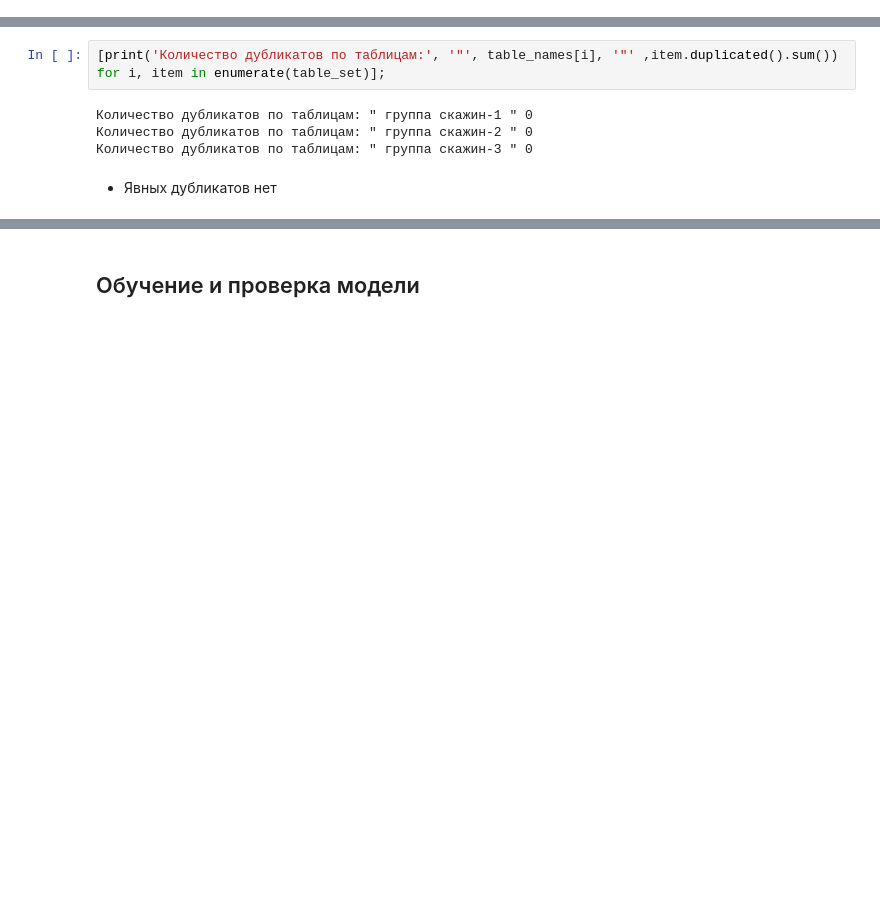
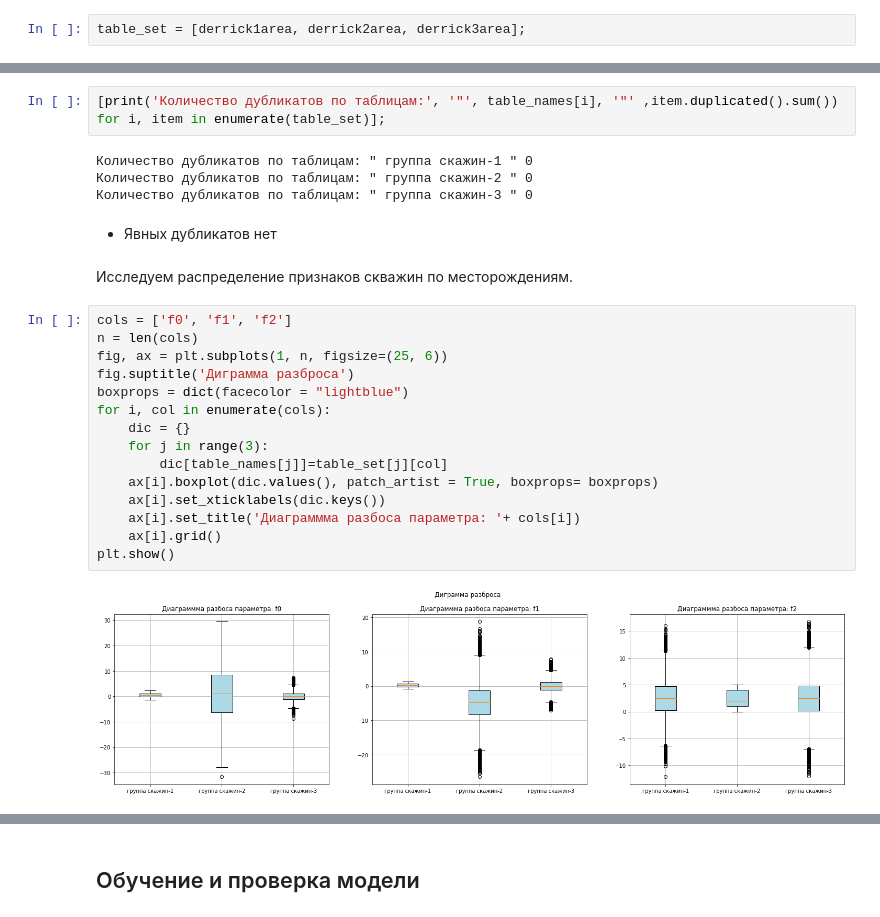
Before and after one commit to MalastowskiNS/-YanXPraKPjcts, a Jupyter notebook: M03P01-OilDerricksLocation/start.ipynb, the cells around one changed output, grey strips where cells are left out. Cells and saved outputs as stored; diff of their text form; blank space fills up the shorter version.

```diff
--- a/M03P01-OilDerricksLocation/start.ipynb
+++ b/M03P01-OilDerricksLocation/start.ipynb
@@ -113,3 +143,5 @@ memory usage: 3.8+ MB
+# %%
+table_set = [derrick1area, derrick2area, derrick3area];
 # %% [markdown]
 Проверим на дубликаты в данных еще раз без учета 'id' потому, что он не является значимым признаком, а чтобы не переобучить модель на тренеровочной выборке их не должно быть. Хотя на выборки делим позже, но проверить сейчас нам ничего не мешает.
 # %%
@@ -120,3 +152,22 @@ memory usage: 3.8+ MB
 Количество дубликатов по таблицам: " группа скажин-3 " 0
 # %% [markdown]
  - Явных дубликатов нет
+# %% [markdown]
+Исследуем распределение признаков скважин по месторождениям.
+# %%
+cols = ['f0', 'f1', 'f2']
+n = len(cols)
+fig, ax = plt.subplots(1, n, figsize=(25, 6))
+fig.suptitle('Диграмма разброса')
+boxprops = dict(facecolor = "lightblue")
+for i, col in enumerate(cols):
+    dic = {}
+    for j in range(3):
+        dic[table_names[j]]=table_set[j][col]
+    ax[i].boxplot(dic.values(), patch_artist = True, boxprops= boxprops)
+    ax[i].set_xticklabels(dic.keys())
+    ax[i].set_title('Диаграммма разбоса параметра: '+ cols[i])
+    ax[i].grid()
+plt.show()
+# %% [output]
+[figure, added]
```
Also changed, not shown: parts of 45 cells of this notebook.
